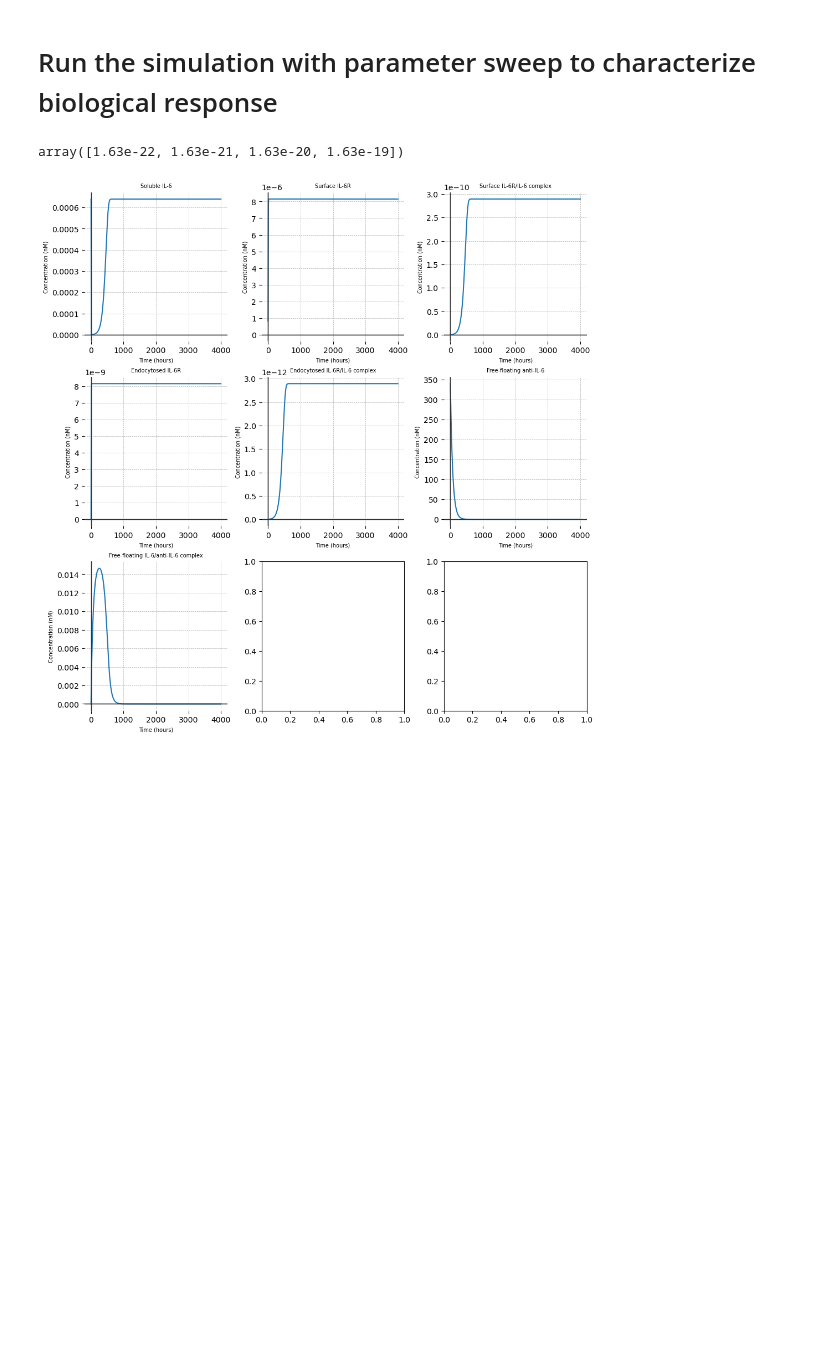
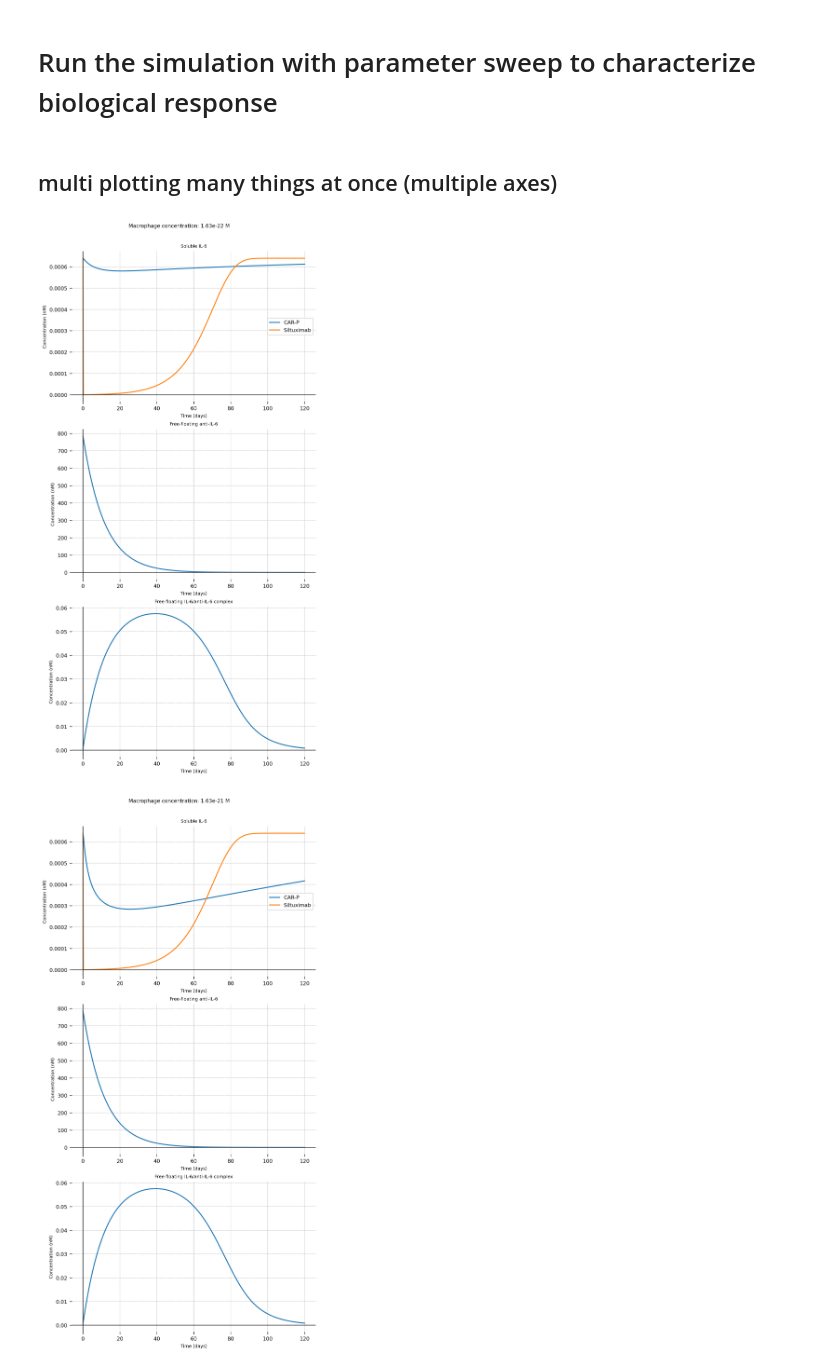
Before and after one commit to mit-igem/car-p-diem, a Jupyter notebook: Tumor.ipynb, the cells around one changed output. Cells and saved outputs as stored; diff of their text form; code cells hidden in the pictures; blank space fills up the shorter version.

Commit message:
macrophage concentration sweep plots

```diff
--- a/Tumor.ipynb
+++ b/Tumor.ipynb
@@ -267,57 +298,51 @@ def dydt(t, y, rate_constants, Species):
 # define extent of parameter sweep
 
 # initial macrophage concentrations (M)
-macrophage_concs = np.array([10**i for i in range(0, 4)]) * 1.63e-22
+macrophage_concs = np.array([10**i for i in range(0, 3)]) * 1.63e-22     # e-22 through e-20
-# %%
-macrophage_concs
-# %% [output]
-array([1.63e-22, 1.63e-21, 1.63e-20, 1.63e-19])
+# %% [markdown]
+## multi plotting many things at once (multiple axes)
 # %%
 SAVE_FIGS = False   # CHANGE TO FALSE IF YOU WANT TO DISPLAY PLOTS AND NOT DOWNLOAD THEM
 
 # create time axis
-simulation_time_mins = 240000  # minutes
-t = np.linspace(0, simulation_time_mins*60, 500)
+simulation_time_mins = 120  # days
+t = np.linspace(0, simulation_time_mins*60*60*24, 500)
 
-for IL6 in IL6_initial:
+for macrophage_conc in macrophage_concs:
         constants = rate_constants()
-        metadata = state_variable_metadata(therapy='Ab')
+        metadata_CAR, metadata_Ab, combined_metadata = state_variable_metadatas['CAR'](macrophage_conc), \
+                                                       state_variable_metadatas['Ab'](macrophage_conc), \
+                                                       state_variable_metadatas['combined'](macrophage_conc)
 
         # Run the simulation
-        simulation_results, solution = simulate_binding_recycling_and_degradation(t, constants, metadata)
-        fig, axes = plt.subplots(3, 3, figsize=(10, 10), layout="constrained")
+        simulation_results_CAR, solution_CAR = simulate_binding_recycling_and_degradation(t, constants, metadata_CAR, 'CAR')
+        simulation_results_Ab, solution_Ab = simulate_binding_recycling_and_degradation(t, constants, metadata_Ab, 'Ab')
+        fig, axes = plt.subplots(3, 1, figsize=(6,12), dpi=300, layout="constrained")
         axes = axes.flatten()
-        # fig.suptitle(f'[L]0: {IL6} M\n\n',
-        #                 fontsize=8)
+        # fig, ax = plt.subplots(figsize=(6,4), dpi=300, layout="constrained")
+        fig.suptitle(f'Macrophage concentration: {macrophage_conc} M\n\n',
+                        fontsize=8)
 
 
-        plot_time_axis = simulation_results['t']/3600
+        plot_time_axis = simulation_results_CAR['t']/3600/24  # days
 
-        for ax, (key, state_variable) in zip(axes,metadata.items()):
-            ax.plot(plot_time_axis, simulation_results[key]*1e9)
-
-            set_axes_labels(ax, 'Time (hours)', 'Concentration (nM)', state_variable.description, fontsize=7)
+        for ax, (key, state_variable) in zip(axes,combined_metadata.items()):
+            if key in metadata_Ab.keys() and key in metadata_CAR.keys():
+                ax.plot(plot_time_axis, simulation_results_CAR[key]*1e9, label='CAR-P')
+                ax.plot(plot_time_axis, simulation_results_Ab[key]*1e9, label='Siltuximab')
+                ax.legend()
+            elif key in metadata_CAR.keys():
+                ax.plot(plot_time_axis, simulation_results_CAR[key]*1e9, label='CAR-P')
+            else:
+                 ax.plot(plot_time_axis, simulation_results_Ab[key]*1e9, label='Siltuximab')
+            set_axes_labels(ax, 'Time (days)', 'Concentration (nM)', state_variable.description, fontsize=7)
             make_plot_look_good(ax)
 
         if SAVE_FIGS:
-            plt.savefig(f'all_ligand_{3}.png', dpi=300)
+            plt.savefig(f'Tumor/macrophage_conc_plots/macrophage_conc_{macrophage_conc}.png', dpi=300)
             plt.close(fig)
         else:
             plt.show()
-
-        # make some overlay plots
-        # for key, state_variable in metadata.items():
-        #     if 's' in key:   # surface species
-        #         plt.plot(plot_time_axis, simulation_results[key]*1e9, label=metadata[key].description)
-
-        # plt.xlabel('Time (mins)')
-        # plt.ylabel('Concentration (nM)')
-        # plt.legend()
-        # plt.title(f'Surface species\n[L]0: {IL6} M')
-        # if SAVE_FIGS:
-        #     plt.savefig(f'surface_ligand_{IL6}.png', dpi=300)
-        #     plt.close()
-        # else:
-        #     plt.show()
 # %% [output]
-[figure, old version]
+[figure, new version]
+[figure, added]
```
Also changed, not shown: parts of 8 cells of this notebook, 4 other files.
